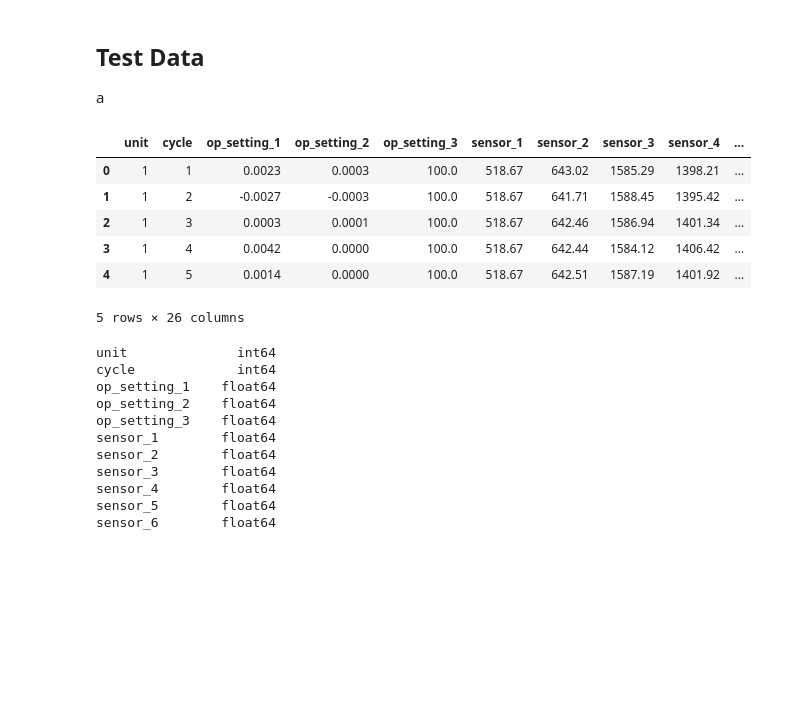
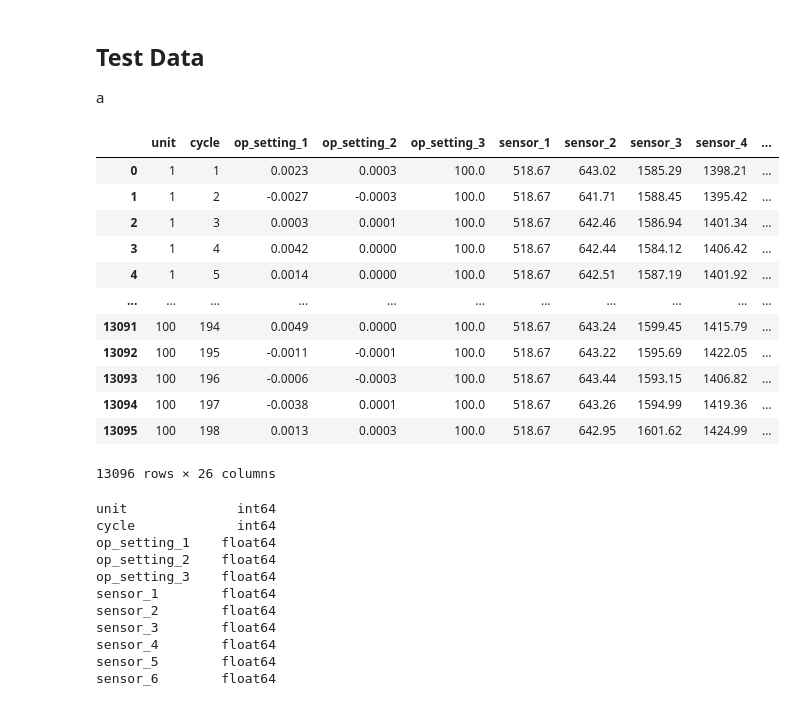
Before and after one commit to jonathanskuy/aircraft-predictive-maintenance, a Jupyter notebook: notebooks/aircraft-predictive-maintenance.ipynb, the cells around one changed output. Drawn from its saved outputs; the diff is of its cells as text; code cells hidden in the pictures; blank space fills up the shorter version.

```diff
--- a/notebooks/aircraft-predictive-maintenance.ipynb
+++ b/notebooks/aircraft-predictive-maintenance.ipynb
@@ -72,20 +78,26 @@ a
 # %%
 # Loading the test data
 
 df_test = pd.read_csv(test_path, sep=r'\s+', header=None)
 
 df_test = df_test.iloc[:, :len(cols)]
 df_test.columns = cols
 
-df_test.head()
+df_test
 # %% [output]
 |  | unit | cycle | op_setting_1 | op_setting_2 | op_setting_3 | sensor_1 | sensor_2 | sensor_3 | sensor_4 | ... |
 | 0 | 1 | 1 | 0.0023 | 0.0003 | 100.0 | 518.67 | 643.02 | 1585.29 | 1398.21 | ... |
 | 1 | 1 | 2 | -0.0027 | -0.0003 | 100.0 | 518.67 | 641.71 | 1588.45 | 1395.42 | ... |
 | 2 | 1 | 3 | 0.0003 | 0.0001 | 100.0 | 518.67 | 642.46 | 1586.94 | 1401.34 | ... |
 | 3 | 1 | 4 | 0.0042 | 0.0000 | 100.0 | 518.67 | 642.44 | 1584.12 | 1406.42 | ... |
 | 4 | 1 | 5 | 0.0014 | 0.0000 | 100.0 | 518.67 | 642.51 | 1587.19 | 1401.92 | ... |
+| ... | ... | ... | ... | ... | ... | ... | ... | ... | ... | ... |
+| 13091 | 100 | 194 | 0.0049 | 0.0000 | 100.0 | 518.67 | 643.24 | 1599.45 | 1415.79 | ... |
+| 13092 | 100 | 195 | -0.0011 | -0.0001 | 100.0 | 518.67 | 643.22 | 1595.69 | 1422.05 | ... |
+| 13093 | 100 | 196 | -0.0006 | -0.0003 | 100.0 | 518.67 | 643.44 | 1593.15 | 1406.82 | ... |
+| 13094 | 100 | 197 | -0.0038 | 0.0001 | 100.0 | 518.67 | 643.26 | 1594.99 | 1419.36 | ... |
+| 13095 | 100 | 198 | 0.0013 | 0.0003 | 100.0 | 518.67 | 642.95 | 1601.62 | 1424.99 | ... |
-5 rows × 26 columns
+13096 rows × 26 columns
 # %%
 # Checking df_test data types
 
```
Also changed, not shown: parts of 16 cells of this notebook.
